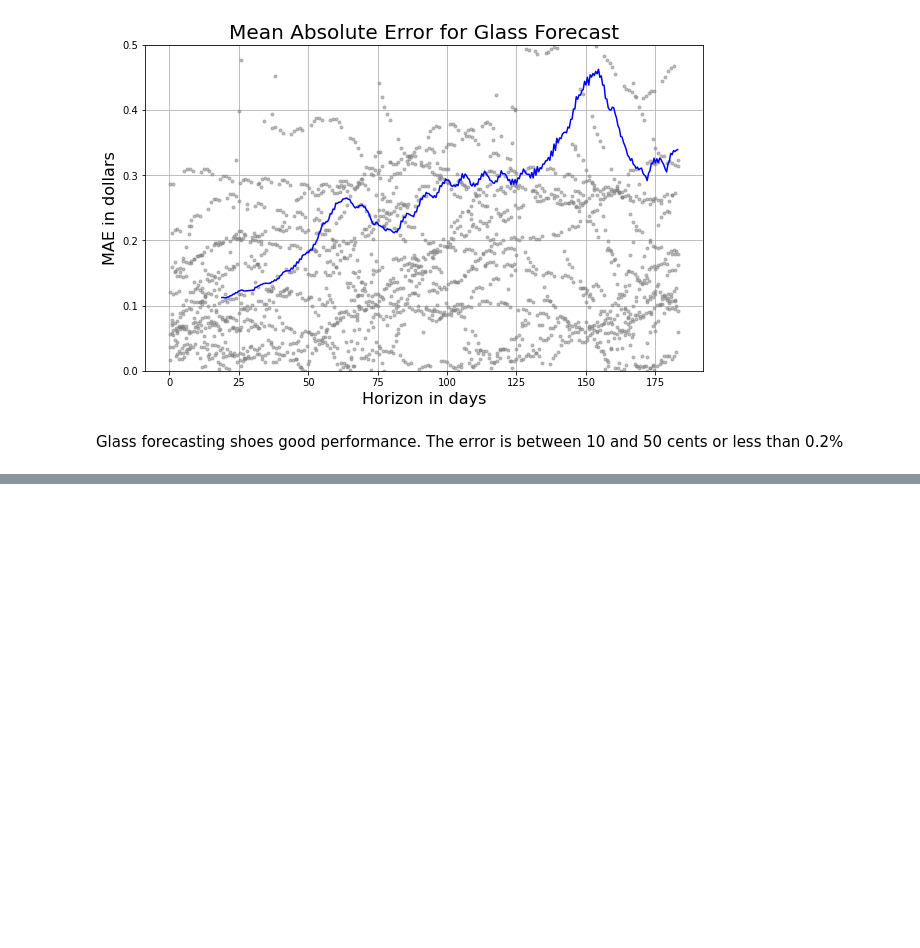
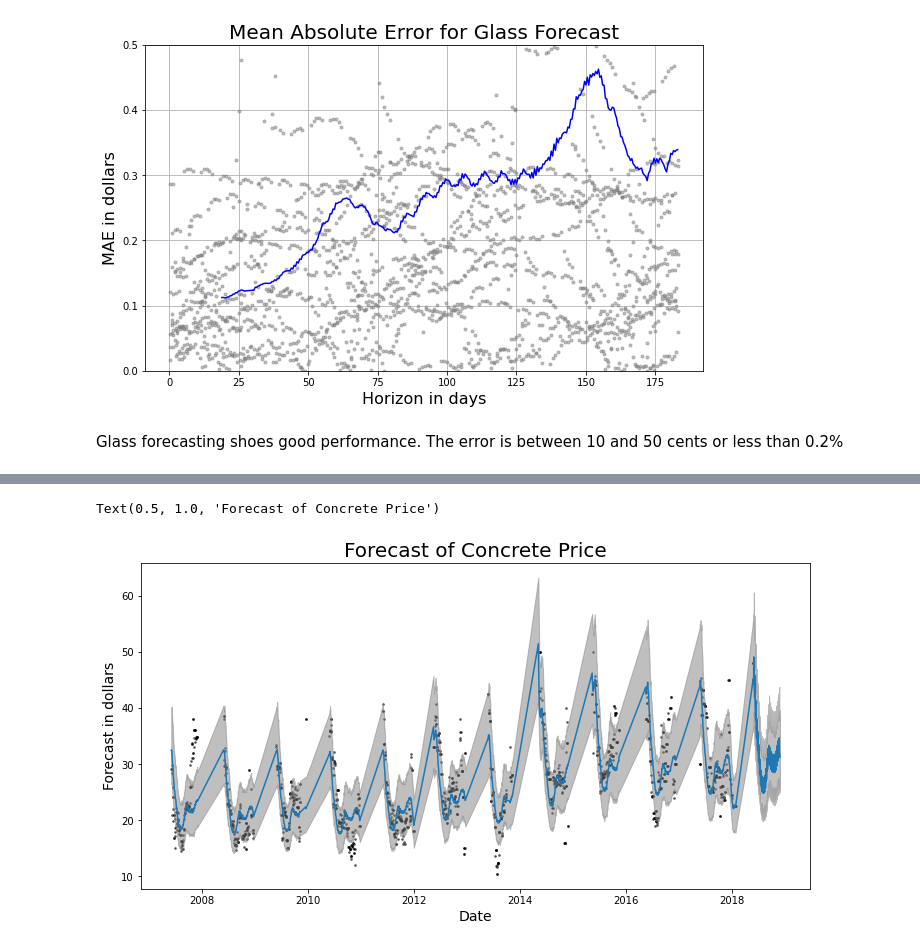
Before and after one commit to BlitzenPrancer/Core-Construction-Material-Cost-Forecasting-Project, a Jupyter notebook: Core_Construction_Material_Cost_Forecasting_Project.ipynb, the cells around one changed output, grey strips where cells are left out. Drawn from its saved outputs; the diff is of its cells as text; code cells hidden in the pictures; blank space fills up the shorter version.

```diff
--- a/Core_Construction_Material_Cost_Forecasting_Project.ipynb
+++ b/Core_Construction_Material_Cost_Forecasting_Project.ipynb
@@ -438,3 +438,9 @@ plt.ylim(0,0.5)
 # %% [markdown]
 
 Glass forecasting shoes good performance. The error is between 10 and 50 cents or less than 0.2%
+# %%
+data_concrete.columns=['ds','y']
+data_concrete['y_orig'] = data_concrete['y']
+data_concrete['y'] = np.log(data_concrete['y'])
+data_concrete = data_concrete.dropna()
+data_concrete.head()
@@ -440,0 +454,3 @@ Glass forecasting shoes good performance. The error is between 10 and 50 cents o
+# %%
+concrete_model = Prophet()
+concrete_model.fit(data_concrete)
@@ -440,0 +460,3 @@ Glass forecasting shoes good performance. The error is between 10 and 50 cents o
+# %%
+concrete_future = concrete_model.make_future_dataframe(periods=183)
+concrete_future.tail()
@@ -440,0 +470,7 @@ Glass forecasting shoes good performance. The error is between 10 and 50 cents o
+# %%
+concrete_forecast = concrete_model.predict(concrete_future)
+concrete_forecast_orig = concrete_forecast
+
+# inverse log transform prediction
+concrete_forecast_orig[['yhat', 'yhat_lower', 'yhat_upper']] = np.exp(concrete_forecast_orig[['yhat', 'yhat_lower', 'yhat_upper']])
+concrete_forecast_orig[['ds', 'yhat', 'yhat_lower', 'yhat_upper']].tail()
@@ -440,0 +484,16 @@ Glass forecasting shoes good performance. The error is between 10 and 50 cents o
+# %%
+# plotting prediction, upper/lower bounds and historic data
+plt.figure(figsize=(12,6))
+plt.plot(concrete_forecast_orig.ds, concrete_forecast_orig.yhat)
+plt.scatter(data_concrete.ds, data_concrete.y_orig, color='k', alpha=0.5, s=3)
+
+# plotting upper/lower bounds
+plt.fill_between(concrete_forecast_orig.ds, concrete_forecast_orig.yhat_lower, concrete_forecast_orig.yhat_upper,
+                 color='gray', alpha=0.5)
+
+plt.xlabel('Date', fontsize=14)
+plt.ylabel('Forecast in dollars', fontsize=14)
+plt.title('Forecast of Concrete Price', fontsize=20)
+# %% [output]
+Text(0.5, 1.0, 'Forecast of Concrete Price')
+[figure, added]
```
Also changed, not shown: parts of 20 cells of this notebook.
